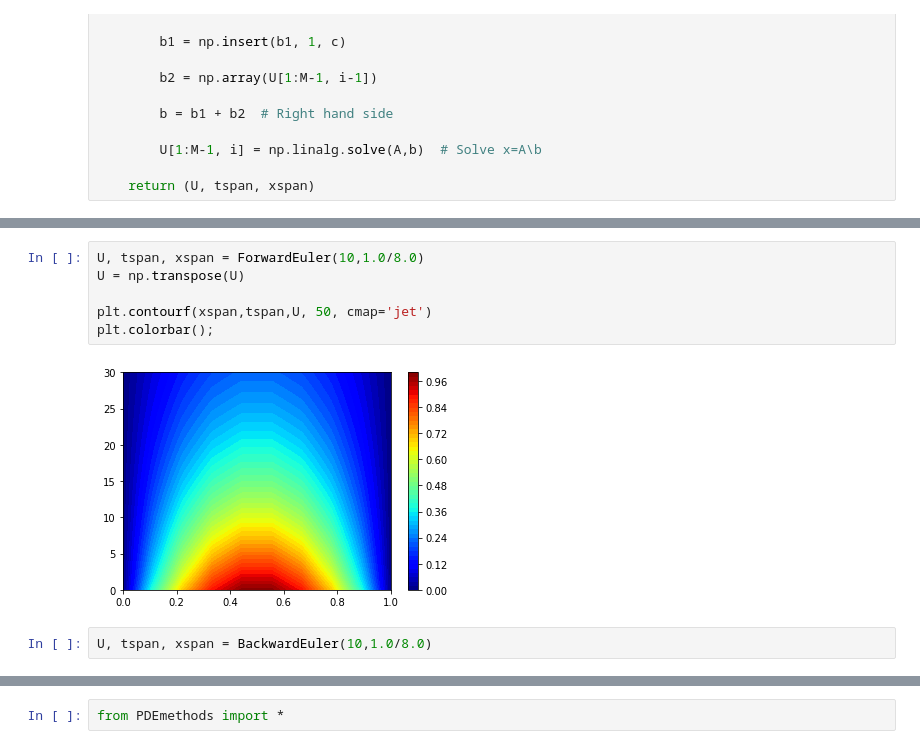
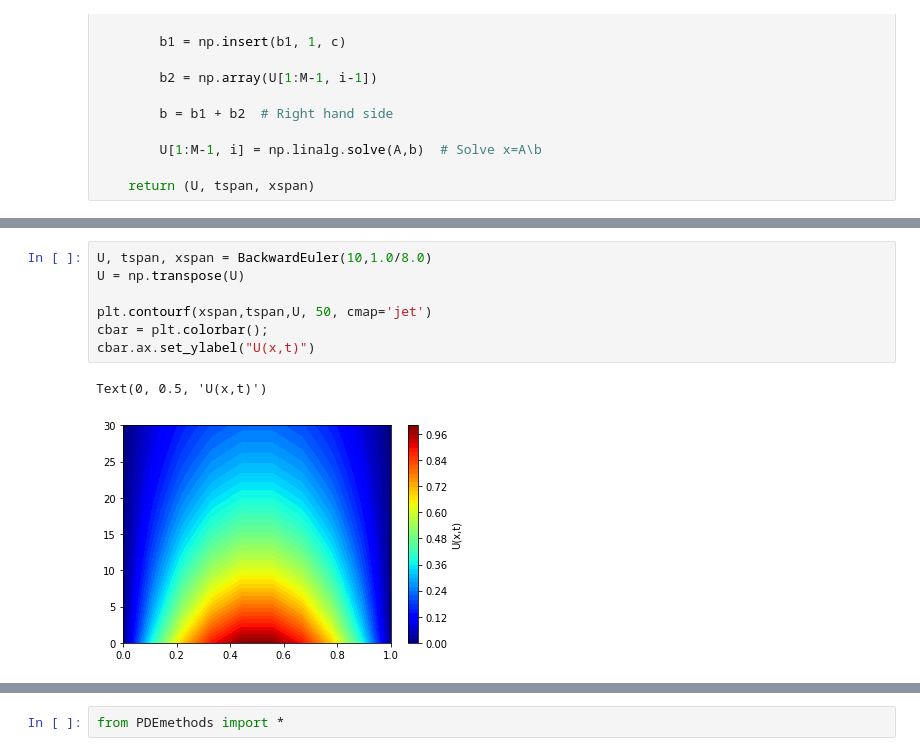
Before and after one commit to pranav-satheesh/Numerical_Methods_Git_Page, a Jupyter notebook: PDEs/Heat Equation.ipynb, the cells around one changed output, grey strips where cells are left out. Cells and saved outputs as stored; diff of their text form.

```diff
--- a/PDEs/Heat Equation.ipynb
+++ b/PDEs/Heat Equation.ipynb
@@ -186,10 +224,10 @@ def CrankNicolson(M, alpha, T = 0.5, L = 1, k = 1):
 # %%
-U, tspan, xspan = ForwardEuler(10,1.0/8.0)
+U, tspan, xspan = BackwardEuler(10,1.0/8.0)
 U = np.transpose(U)
 
 plt.contourf(xspan,tspan,U, 50, cmap='jet')
-plt.colorbar();
+cbar = plt.colorbar();
+cbar.ax.set_ylabel("U(x,t)")
 # %% [output]
+Text(0, 0.5, 'U(x,t)')
-[figure, old version]
+[figure, new version]
-# %%
-U, tspan, xspan = BackwardEuler(10,1.0/8.0)
```
Also changed, not shown: parts of 9 cells of this notebook.
